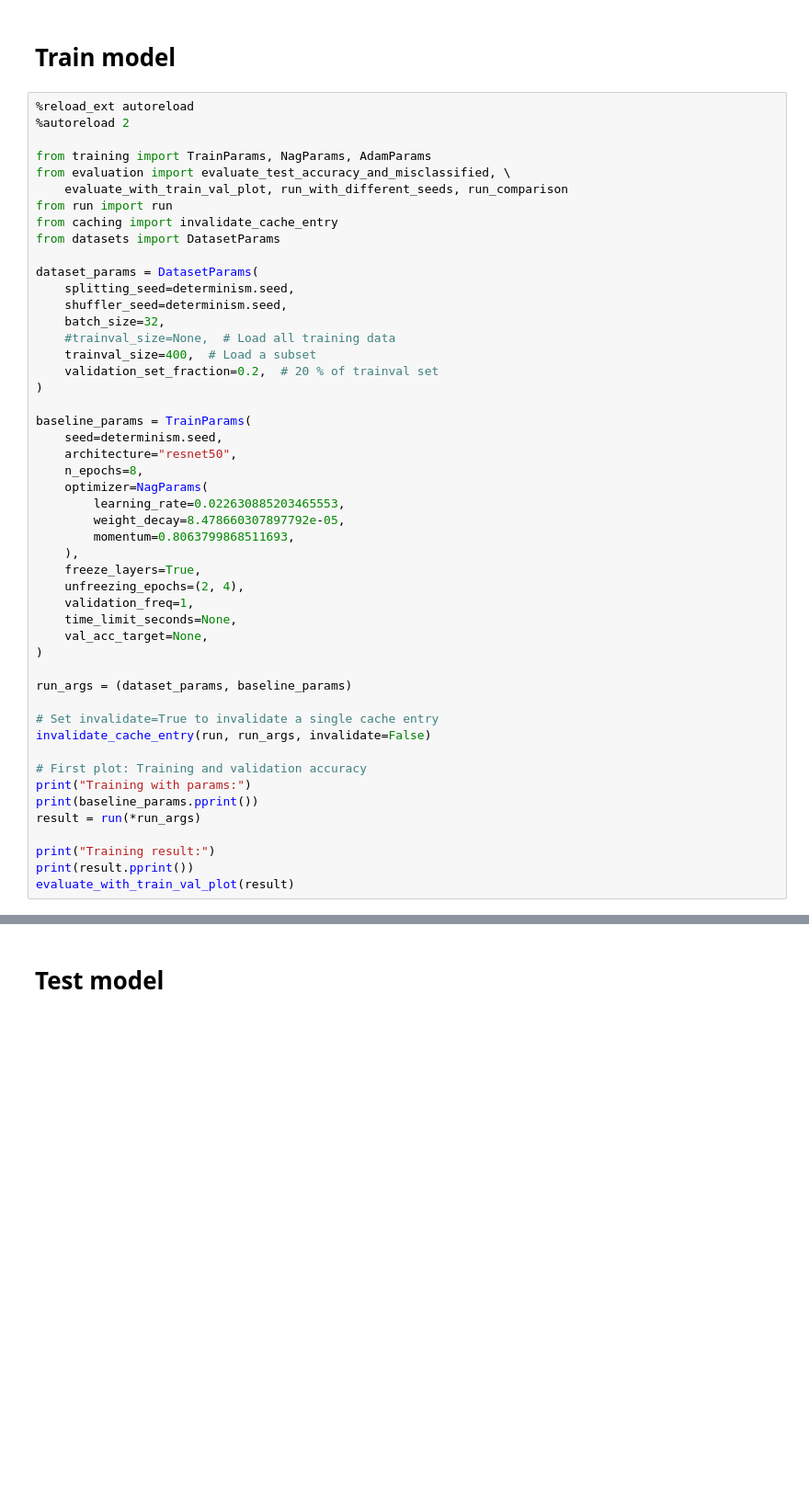
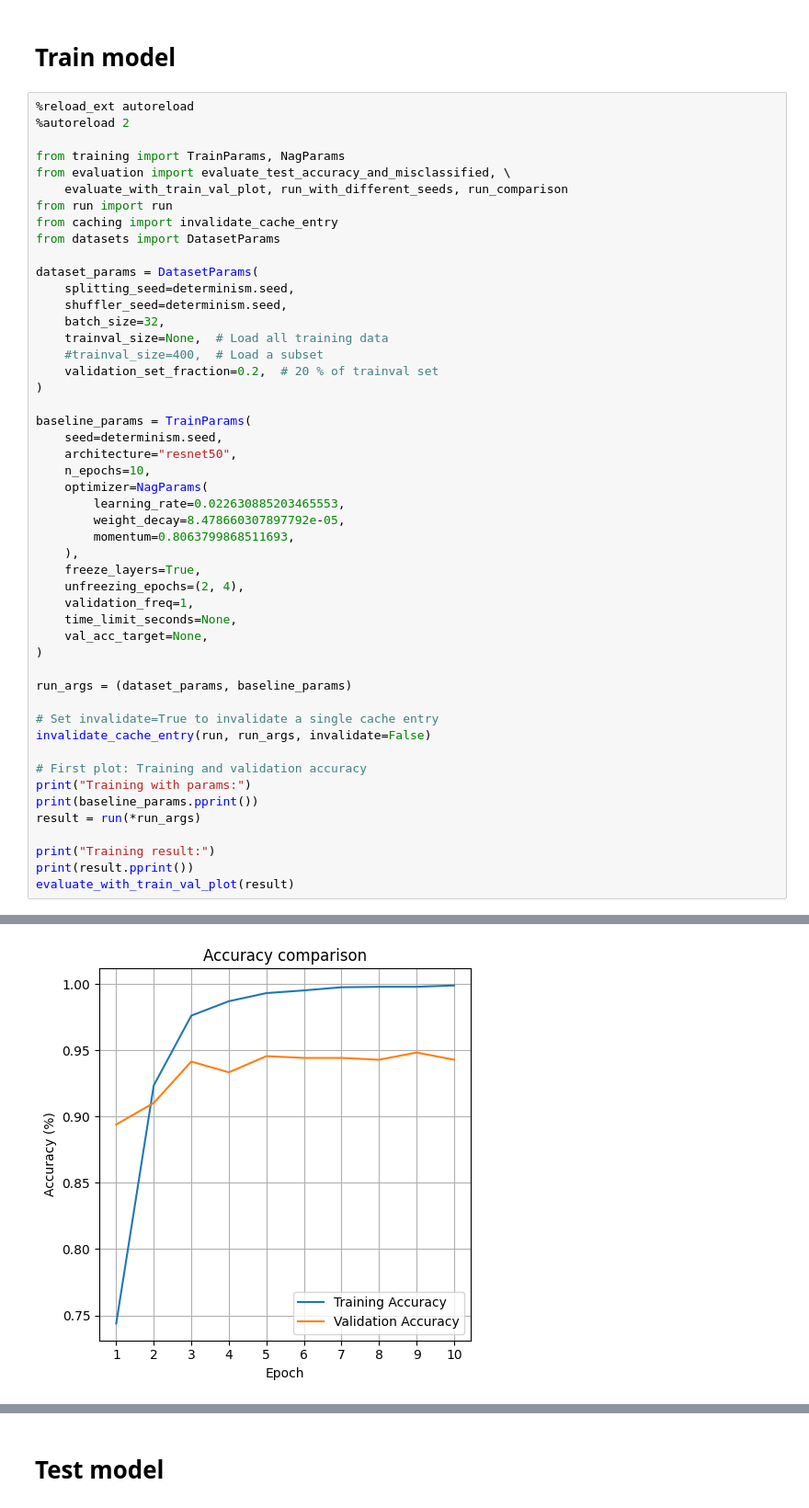
Before and after one commit to Sebelino/DD2424-project, a Jupyter notebook: e2_sebastian.ipynb, the cells around one changed output, grey strips where cells are left out. Shown at 92% size. Cells and saved outputs as stored; diff of their text form; blank space fills up the shorter version.

```diff
--- a/e2_sebastian.ipynb
+++ b/e2_sebastian.ipynb
@@ -45,7 +45,7 @@ Training results should now be reproducible.
 %reload_ext autoreload
 %autoreload 2
 
-from training import TrainParams, NagParams, AdamParams
+from training import TrainParams, NagParams
 from evaluation import evaluate_test_accuracy_and_misclassified, \
     evaluate_with_train_val_plot, run_with_different_seeds, run_comparison
 from run import run
@@ -56,15 +56,15 @@ dataset_params = DatasetParams(
     splitting_seed=determinism.seed,
     shuffler_seed=determinism.seed,
     batch_size=32,
-    #trainval_size=None,  # Load all training data
-    trainval_size=400,  # Load a subset
+    trainval_size=None,  # Load all training data
+    #trainval_size=400,  # Load a subset
     validation_set_fraction=0.2,  # 20 % of trainval set
 )
 
 baseline_params = TrainParams(
     seed=determinism.seed,
     architecture="resnet50",
-    n_epochs=8,
+    n_epochs=10,
     optimizer=NagParams(
         learning_rate=0.022630885203465553,
         weight_decay=8.478660307897792e-05,
@@ -112,0 +111 @@ KeyboardInterrupt:
+[figure, added]
```
Also changed, not shown: parts of 4 cells of this notebook, 2 other files.
